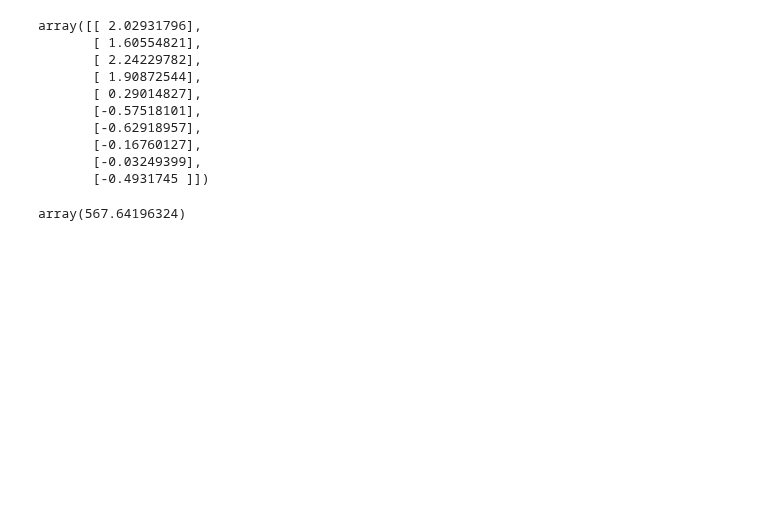
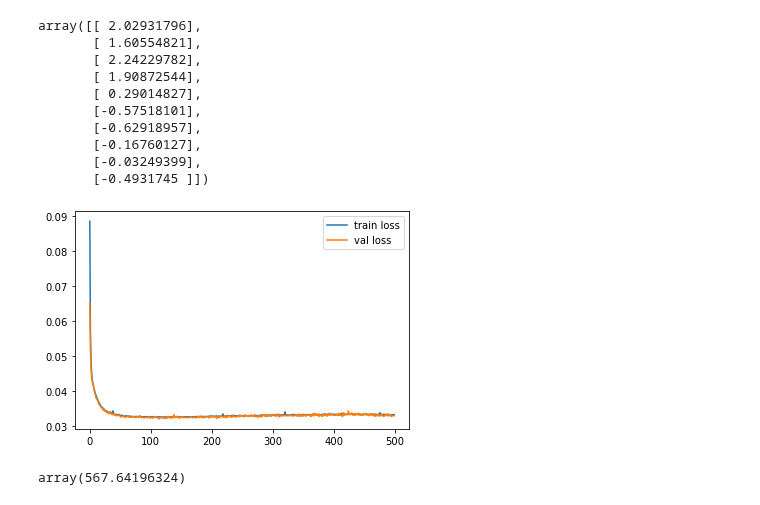
Before and after one commit to glory-99/simulation-based-inference, a Jupyter notebook: inference.ipynb, the cells around one changed output. Saved outputs shown, nothing was run; the diff lists cells and outputs as text; code cells hidden in the pictures; blank space fills up the shorter version.

```diff
--- a/inference.ipynb
+++ b/inference.ipynb
@@ -112,6 +112,15 @@ array([[ 2.02931796],
 # %%
 train_losses_promax = np.load('train_losses_promax.npy')
 val_losses_promax = np.load('val_losses_promax.npy')
+# %%
+train_losses_tanhs = np.load('./results/train_losses_rho0_tanhshrink.npy')
+val_losses_tanhs = np.load('./results/val_losses_rho0_tanhshrink.npy')
+plt.plot(range(val_losses_tanhs.shape[0]), train_losses_tanhs)
+plt.plot(range(val_losses_tanhs.shape[0]), val_losses_tanhs)
+plt.legend(['train loss', 'val loss'], loc="upper right")
+plt.show()
+# %% [output]
+[figure, added]
 # %%
 normalize_c
 # %% [output]
```
Also changed, not shown: parts of 4 cells of this notebook, 3 other files.
